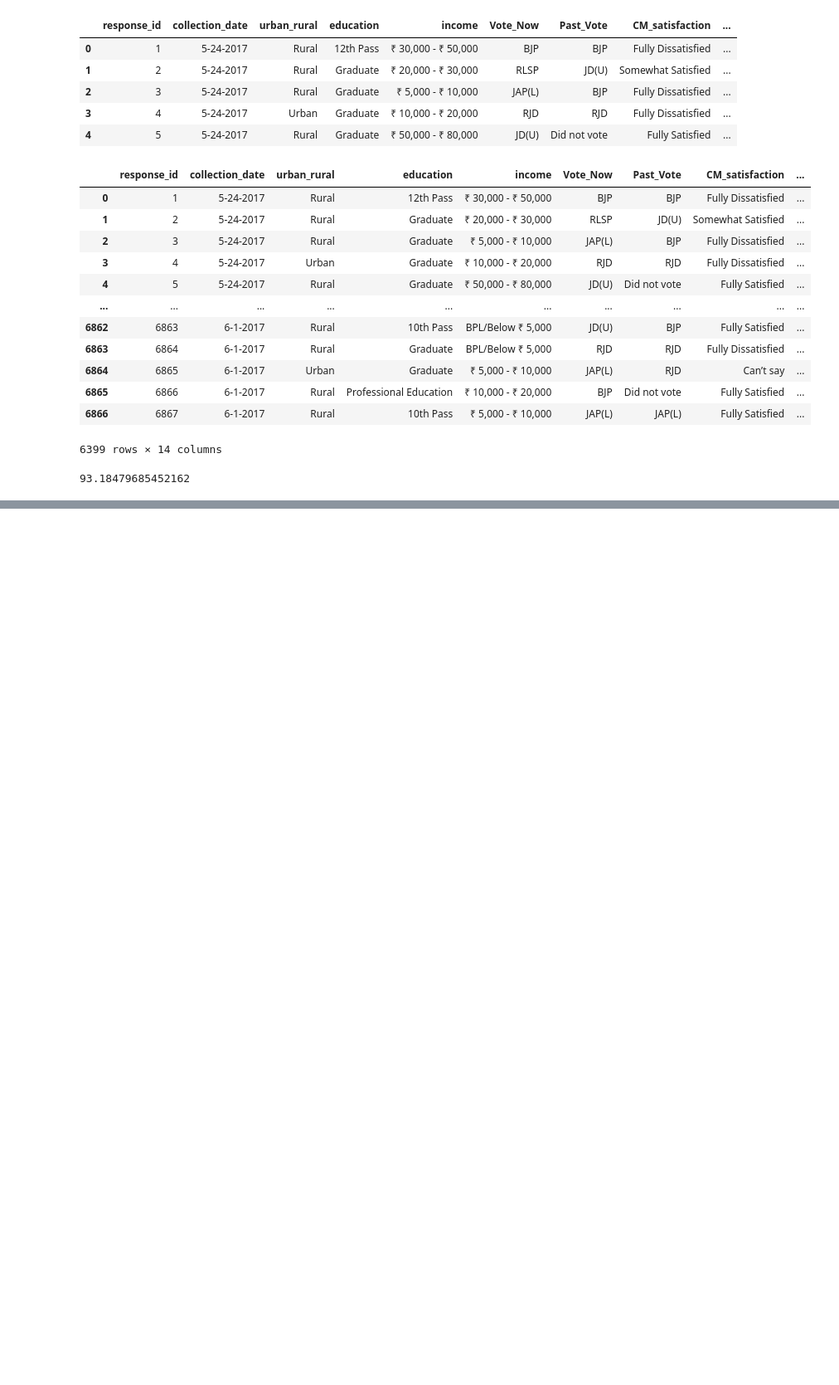
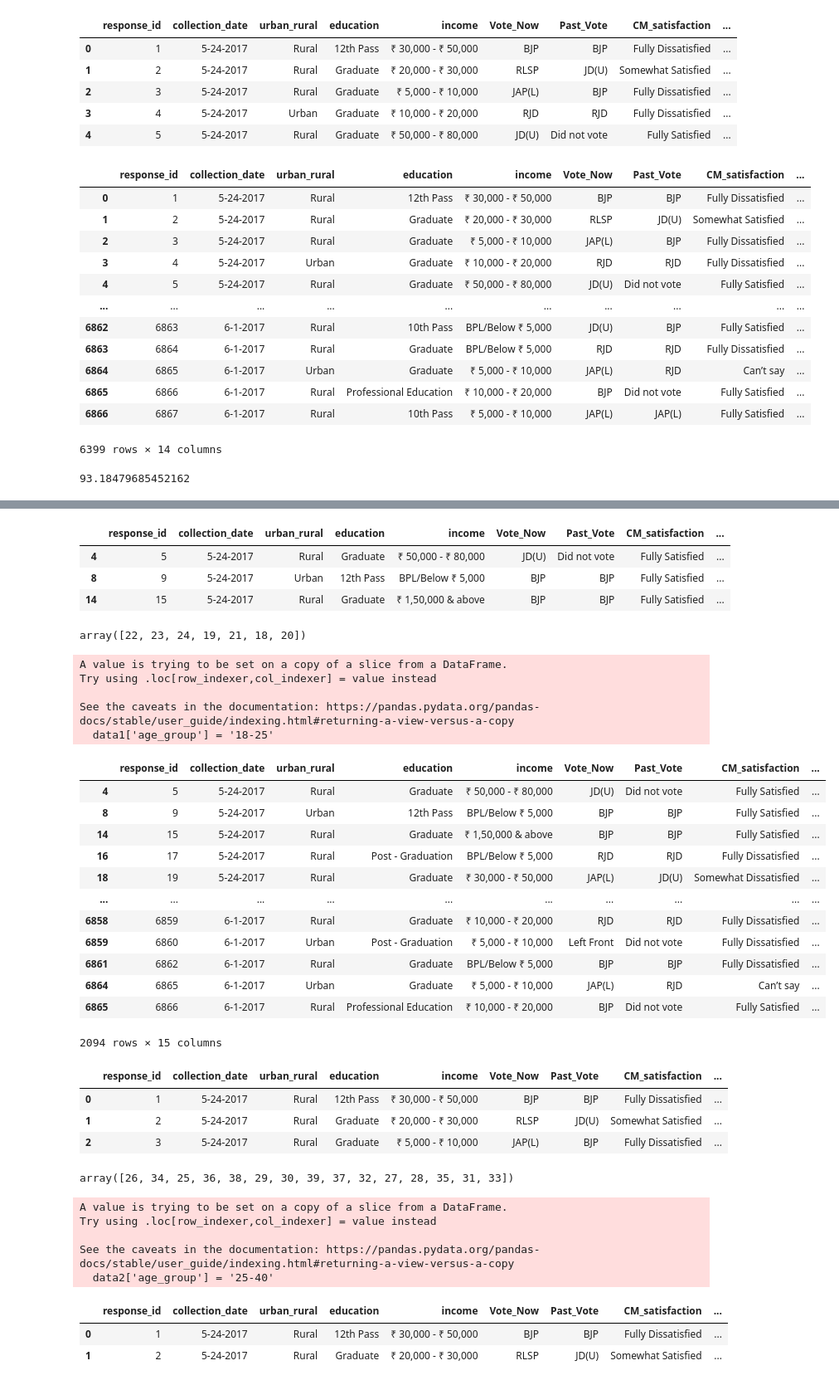
Before and after one commit to Rishiraj-singh7/Tech-interview-ques, a Jupyter notebook: main.ipynb, the cells around one changed output, grey strips where cells are left out. Shown at 83% size. Drawn from its saved outputs; the diff is of its cells as text; code cells hidden in the pictures; blank space fills up the shorter version.

Commit message:
Data frame

```diff
--- a/main.ipynb
+++ b/main.ipynb
@@ -181,0 +192,2 @@ survey[survey['age'] < 45]
+# %%
+data = survey.copy()
@@ -181,0 +203,2 @@ survey[survey['age'] < 45]
+# %%
+data.insert(10, 'age_group', survey.age)
@@ -181,0 +214,37 @@ survey[survey['age'] < 45]
+# %%
+data1 = data[(data.age_group >= 18) & (data.age_group < 25)]
+# %%
+data1.head(3)
+# %% [output]
+|  | response_id | collection_date | urban_rural | education | income | Vote_Now | Past_Vote | CM_satisfaction | ... |
+| 4 | 5 | 5-24-2017 | Rural | Graduate | ₹ 50,000 - ₹ 80,000 | JD(U) | Did not vote | Fully Satisfied | ... |
+| 8 | 9 | 5-24-2017 | Urban | 12th Pass | BPL/Below ₹ 5,000 | BJP | BJP | Fully Satisfied | ... |
+| 14 | 15 | 5-24-2017 | Rural | Graduate | ₹ 1,50,000 & above | BJP | BJP | Fully Satisfied | ... |
+# %%
+data1.age_group.unique()
+# %% [output]
+array([22, 23, 24, 19, 21, 18, 20])
+# %%
+data1['age_group'] = '18-25'
+# %% [output]
+A value is trying to be set on a copy of a slice from a DataFrame.
+Try using .loc[row_indexer,col_indexer] = value instead
+
+See the caveats in the documentation: https://pandas.pydata.org/pandas-docs/stable/user_guide/indexing.html#returning-a-view-versus-a-copy
+  data1['age_group'] = '18-25'
+# %%
+data1
+# %% [output]
+|  | response_id | collection_date | urban_rural | education | income | Vote_Now | Past_Vote | CM_satisfaction | ... |
+| 4 | 5 | 5-24-2017 | Rural | Graduate | ₹ 50,000 - ₹ 80,000 | JD(U) | Did not vote | Fully Satisfied | ... |
+| 8 | 9 | 5-24-2017 | Urban | 12th Pass | BPL/Below ₹ 5,000 | BJP | BJP | Fully Satisfied | ... |
+| 14 | 15 | 5-24-2017 | Rural | Graduate | ₹ 1,50,000 & above | BJP | BJP | Fully Satisfied | ... |
+| 16 | 17 | 5-24-2017 | Rural | Post - Graduation | BPL/Below ₹ 5,000 | RJD | RJD | Fully Dissatisfied | ... |
+| 18 | 19 | 5-24-2017 | Rural | Graduate | ₹ 30,000 - ₹ 50,000 | JAP(L) | JD(U) | Somewhat Dissatisfied | ... |
+| ... | ... | ... | ... | ... | ... | ... | ... | ... | ... |
+| 6858 | 6859 | 6-1-2017 | Rural | Graduate | ₹ 10,000 - ₹ 20,000 | RJD | RJD | Fully Dissatisfied | ... |
+| 6859 | 6860 | 6-1-2017 | Urban | Post - Graduation | ₹ 5,000 - ₹ 10,000 | Left Front | Did not vote | Fully Dissatisfied | ... |
+| 6861 | 6862 | 6-1-2017 | Rural | Graduate | BPL/Below ₹ 5,000 | BJP | BJP | Fully Dissatisfied | ... |
+| 6864 | 6865 | 6-1-2017 | Urban | Graduate | ₹ 5,000 - ₹ 10,000 | JAP(L) | RJD | Can’t say | ... |
+| 6865 | 6866 | 6-1-2017 | Rural | Professional Education | ₹ 10,000 - ₹ 20,000 | BJP | Did not vote | Fully Satisfied | ... |
+2094 rows × 15 columns
@@ -181,0 +253,25 @@ survey[survey['age'] < 45]
+# %%
+data2.head(3)
+# %% [output]
+|  | response_id | collection_date | urban_rural | education | income | Vote_Now | Past_Vote | CM_satisfaction | ... |
+| 0 | 1 | 5-24-2017 | Rural | 12th Pass | ₹ 30,000 - ₹ 50,000 | BJP | BJP | Fully Dissatisfied | ... |
+| 1 | 2 | 5-24-2017 | Rural | Graduate | ₹ 20,000 - ₹ 30,000 | RLSP | JD(U) | Somewhat Satisfied | ... |
+| 2 | 3 | 5-24-2017 | Rural | Graduate | ₹ 5,000 - ₹ 10,000 | JAP(L) | BJP | Fully Dissatisfied | ... |
+# %%
+data2.age_group.unique()
+# %% [output]
+array([26, 34, 25, 36, 38, 29, 30, 39, 37, 32, 27, 28, 35, 31, 33])
+# %%
+data2['age_group'] = '25-40'
+# %% [output]
+A value is trying to be set on a copy of a slice from a DataFrame.
+Try using .loc[row_indexer,col_indexer] = value instead
+
+See the caveats in the documentation: https://pandas.pydata.org/pandas-docs/stable/user_guide/indexing.html#returning-a-view-versus-a-copy
+  data2['age_group'] = '25-40'
+# %%
+data2.head(2)
+# %% [output]
+|  | response_id | collection_date | urban_rural | education | income | Vote_Now | Past_Vote | CM_satisfaction | ... |
+| 0 | 1 | 5-24-2017 | Rural | 12th Pass | ₹ 30,000 - ₹ 50,000 | BJP | BJP | Fully Dissatisfied | ... |
+| 1 | 2 | 5-24-2017 | Rural | Graduate | ₹ 20,000 - ₹ 30,000 | RLSP | JD(U) | Somewhat Satisfied | ... |
```
Also changed, not shown: parts of 5 cells of this notebook.
